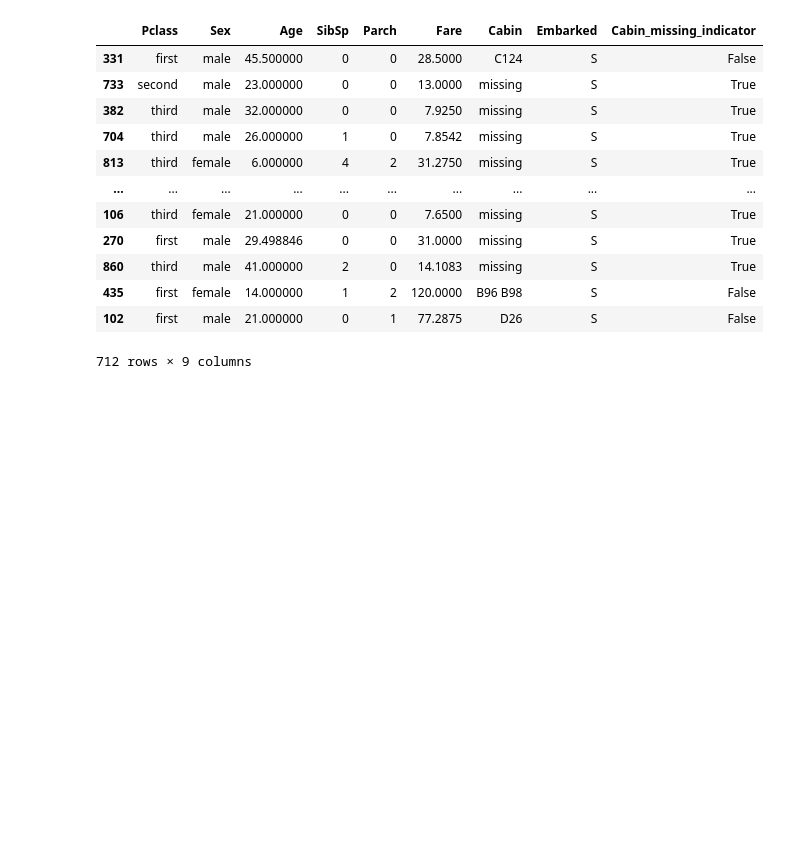
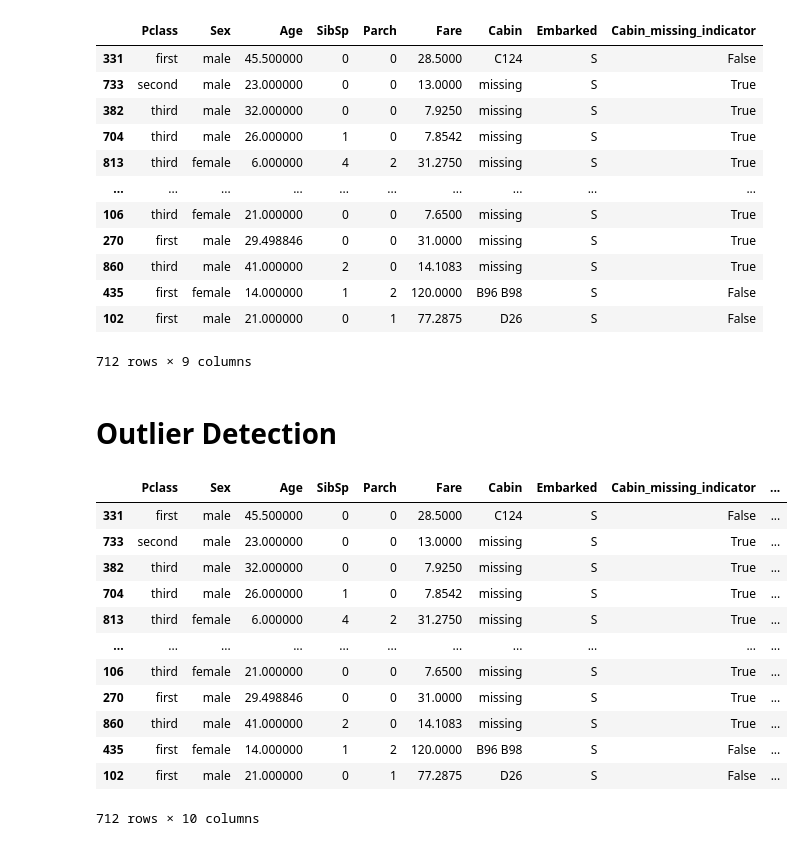
Before and after one commit to FahmidaAz/Eda_Feature_Engineering, a Jupyter notebook: Feature Engineering.ipynb, the cells around one changed output. Cells and saved outputs as stored; diff of their text form; code cells hidden in the pictures; blank space fills up the shorter version.

Commit message:
outlier detection and handle

```diff
--- a/Feature Engineering.ipynb
+++ b/Feature Engineering.ipynb
@@ -344,3 +344,26 @@ X_train
 | 435 | first | female | 14.000000 | 1 | 2 | 120.0000 | B96 B98 | S | False |
 | 102 | first | male | 21.000000 | 0 | 1 | 77.2875 | D26 | S | False |
 712 rows × 9 columns
+# %% [markdown]
+# Outlier Detection
+# %%
+mean_of_age = X_train['Age'].mean()
+sd_of_age = X_train['Age'].std()
+
+X_train['Zscore_Age'] = (X_train['Age'] - mean_of_age)/sd_of_age
+
+X_train
+# %% [output]
+|  | Pclass | Sex | Age | SibSp | Parch | Fare | Cabin | Embarked | Cabin_missing_indicator | ... |
+| 331 | first | male | 45.500000 | 0 | 0 | 28.5000 | C124 | S | False | ... |
+| 733 | second | male | 23.000000 | 0 | 0 | 13.0000 | missing | S | True | ... |
+| 382 | third | male | 32.000000 | 0 | 0 | 7.9250 | missing | S | True | ... |
+| 704 | third | male | 26.000000 | 1 | 0 | 7.8542 | missing | S | True | ... |
+| 813 | third | female | 6.000000 | 4 | 2 | 31.2750 | missing | S | True | ... |
+| ... | ... | ... | ... | ... | ... | ... | ... | ... | ... | ... |
+| 106 | third | female | 21.000000 | 0 | 0 | 7.6500 | missing | S | True | ... |
+| 270 | first | male | 29.498846 | 0 | 0 | 31.0000 | missing | S | True | ... |
+| 860 | third | male | 41.000000 | 2 | 0 | 14.1083 | missing | S | True | ... |
+| 435 | first | female | 14.000000 | 1 | 2 | 120.0000 | B96 B98 | S | False | ... |
+| 102 | first | male | 21.000000 | 0 | 1 | 77.2875 | D26 | S | False | ... |
+712 rows × 10 columns
```
Also changed, not shown: parts of 11 cells of this notebook, 1 other file.
